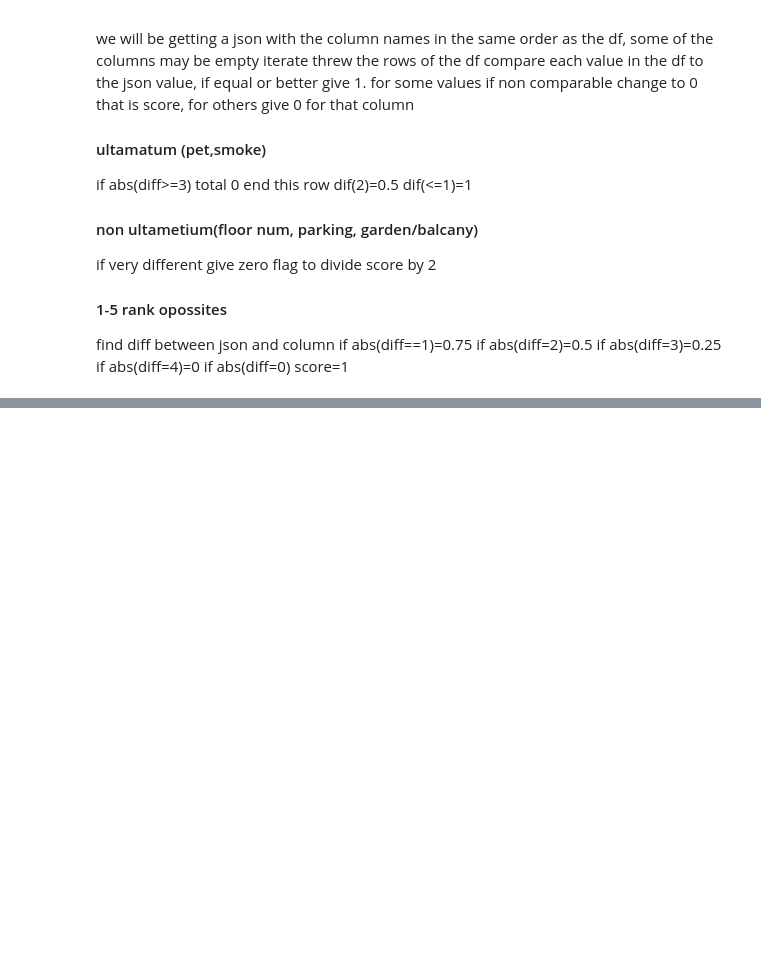
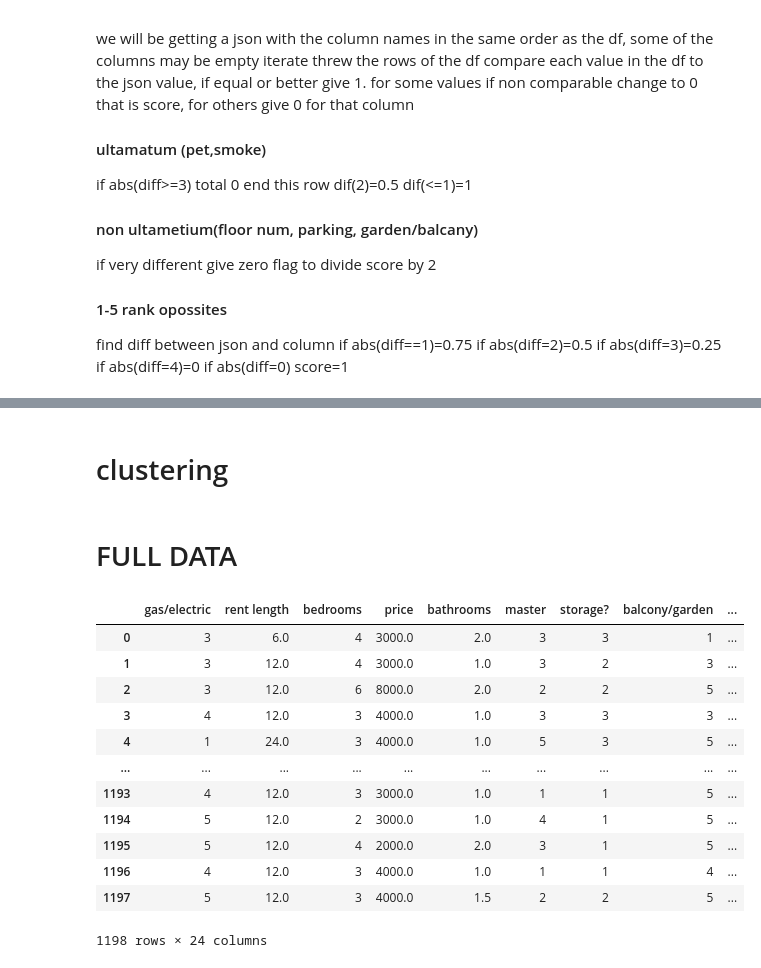
Before and after one commit to TaliaSeada/Hachathon_May22, a Jupyter notebook: Hackathon.ipynb, the cells around one changed output, grey strips where cells are left out. Drawn from its saved outputs; the diff is of its cells as text; code cells hidden in the pictures; blank space fills up the shorter version.

```diff
--- a/Hackathon.ipynb
+++ b/Hackathon.ipynb
@@ -170,0 +178,22 @@ building.to_csv(r'C:\Users\talia\Hackathon\Hachathon_May22\building_updated.csv'
+# %% [markdown]
+# clustering
+# %% [markdown]
+# FULL DATA
+# %%
+data = pd.read_csv(r'data_updated.csv')
+data.drop("Unnamed: 0", inplace=True, axis=1)
+data
+# %% [output]
+|  | gas/electric | rent length | bedrooms | price | bathrooms | master | storage? | balcony/garden | ... |
+| 0 | 3 | 6.0 | 4 | 3000.0 | 2.0 | 3 | 3 | 1 | ... |
+| 1 | 3 | 12.0 | 4 | 3000.0 | 1.0 | 3 | 2 | 3 | ... |
+| 2 | 3 | 12.0 | 6 | 8000.0 | 2.0 | 2 | 2 | 5 | ... |
+| 3 | 4 | 12.0 | 3 | 4000.0 | 1.0 | 3 | 3 | 3 | ... |
+| 4 | 1 | 24.0 | 3 | 4000.0 | 1.0 | 5 | 3 | 5 | ... |
+| ... | ... | ... | ... | ... | ... | ... | ... | ... | ... |
+| 1193 | 4 | 12.0 | 3 | 3000.0 | 1.0 | 1 | 1 | 5 | ... |
+| 1194 | 5 | 12.0 | 2 | 3000.0 | 1.0 | 4 | 1 | 5 | ... |
+| 1195 | 5 | 12.0 | 4 | 2000.0 | 2.0 | 3 | 1 | 5 | ... |
+| 1196 | 4 | 12.0 | 3 | 4000.0 | 1.0 | 1 | 1 | 4 | ... |
+| 1197 | 5 | 12.0 | 3 | 4000.0 | 1.5 | 2 | 2 | 5 | ... |
+1198 rows × 24 columns
```
Also changed, not shown: parts of 32 cells of this notebook.
